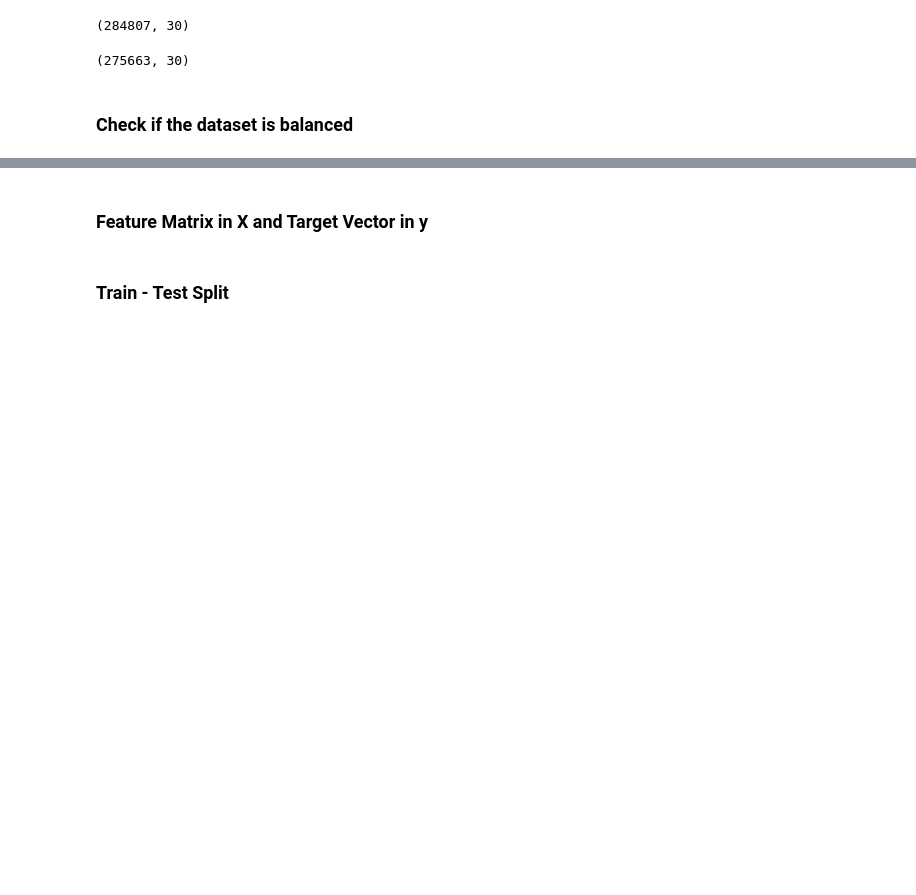
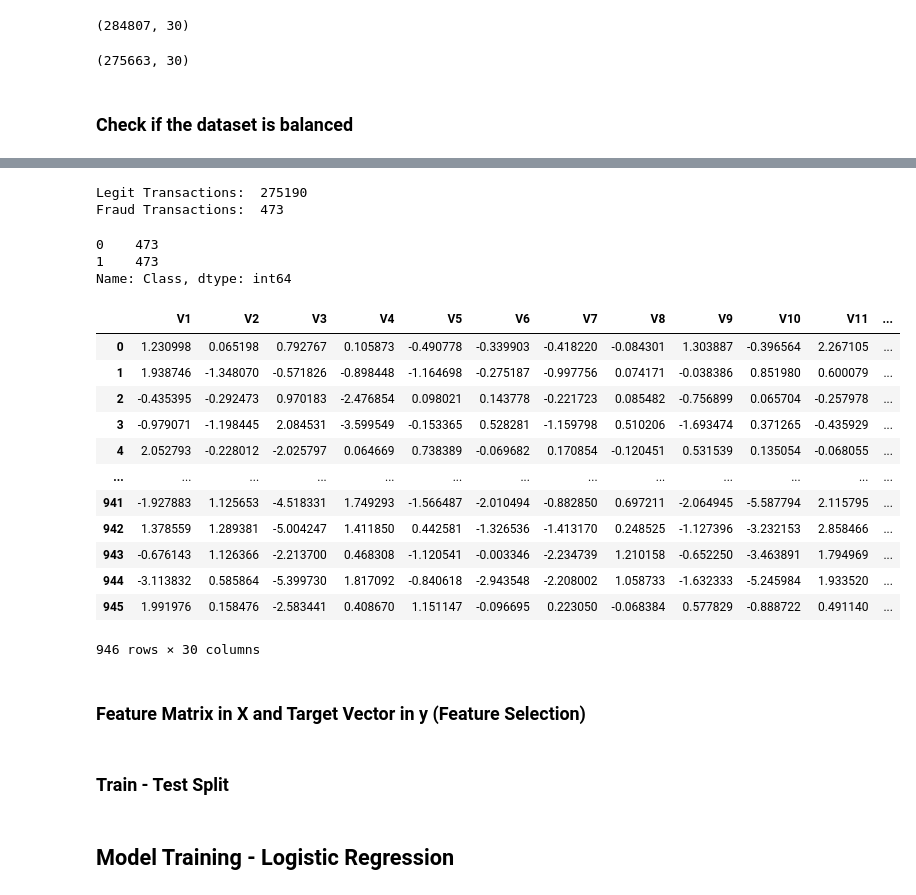
Before and after one commit to karip00/Credit-Card-Fraud-Detection-using-ML-models, a Jupyter notebook: fraudDetection.ipynb, the cells around one changed output, grey strips where cells are left out. Cells and saved outputs as stored; diff of their text form; code cells hidden in the pictures; blank space fills up the shorter version.

Commit message:
upto model 1 - logistic regression

```diff
--- a/fraudDetection.ipynb
+++ b/fraudDetection.ipynb
@@ -140,3 +144,40 @@ sns.countplot(data['Class'])
+# %%
+legit = data[data['Class']==0]
+fraud = data[data['Class']==1]
+# %%
+print("Legit Transactions: ", legit.shape[0])
+print("Fraud Transactions: ", fraud.shape[0])
+# %% [output]
+Legit Transactions:  275190
+Fraud Transactions:  473
+# %%
+n = fraud.shape[0]
+
+legit_sample = legit.sample(n)
+# %%
+newData = pd.concat([legit_sample, fraud], axis=0, ignore_index=True)
+# %%
+newData['Class'].value_counts()
+# %% [output]
+0    473
+1    473
+Name: Class, dtype: int64
+# %%
+newData
+# %% [output]
+|  | V1 | V2 | V3 | V4 | V5 | V6 | V7 | V8 | V9 | V10 | V11 | ... |
+| 0 | 1.230998 | 0.065198 | 0.792767 | 0.105873 | -0.490778 | -0.339903 | -0.418220 | -0.084301 | 1.303887 | -0.396564 | 2.267105 | ... |
+| 1 | 1.938746 | -1.348070 | -0.571826 | -0.898448 | -1.164698 | -0.275187 | -0.997756 | 0.074171 | -0.038386 | 0.851980 | 0.600079 | ... |
+| 2 | -0.435395 | -0.292473 | 0.970183 | -2.476854 | 0.098021 | 0.143778 | -0.221723 | 0.085482 | -0.756899 | 0.065704 | -0.257978 | ... |
+| 3 | -0.979071 | -1.198445 | 2.084531 | -3.599549 | -0.153365 | 0.528281 | -1.159798 | 0.510206 | -1.693474 | 0.371265 | -0.435929 | ... |
+| 4 | 2.052793 | -0.228012 | -2.025797 | 0.064669 | 0.738389 | -0.069682 | 0.170854 | -0.120451 | 0.531539 | 0.135054 | -0.068055 | ... |
+| ... | ... | ... | ... | ... | ... | ... | ... | ... | ... | ... | ... | ... |
+| 941 | -1.927883 | 1.125653 | -4.518331 | 1.749293 | -1.566487 | -2.010494 | -0.882850 | 0.697211 | -2.064945 | -5.587794 | 2.115795 | ... |
+| 942 | 1.378559 | 1.289381 | -5.004247 | 1.411850 | 0.442581 | -1.326536 | -1.413170 | 0.248525 | -1.127396 | -3.232153 | 2.858466 | ... |
+| 943 | -0.676143 | 1.126366 | -2.213700 | 0.468308 | -1.120541 | -0.003346 | -2.234739 | 1.210158 | -0.652250 | -3.463891 | 1.794969 | ... |
+| 944 | -3.113832 | 0.585864 | -5.399730 | 1.817092 | -0.840618 | -2.943548 | -2.208002 | 1.058733 | -1.632333 | -5.245984 | 1.933520 | ... |
+| 945 | 1.991976 | 0.158476 | -2.583441 | 0.408670 | 1.151147 | -0.096695 | 0.223050 | -0.068384 | 0.577829 | -0.888722 | 0.491140 | ... |
+946 rows × 30 columns
 # %% [markdown]
-### Feature Matrix in X and Target Vector in y
+### Feature Matrix in X and Target Vector in y (Feature Selection)
 # %%
@@ -148,3 +189,5 @@ y = data['Class']
 from sklearn.model_selection import train_test_split
 
 X_train, X_test, y_train, y_test = train_test_split(X, y, test_size=0.3, random_state=71)
+# %% [markdown]
+## Model Training - Logistic Regression
```
Also changed, not shown: parts of 10 cells of this notebook.
